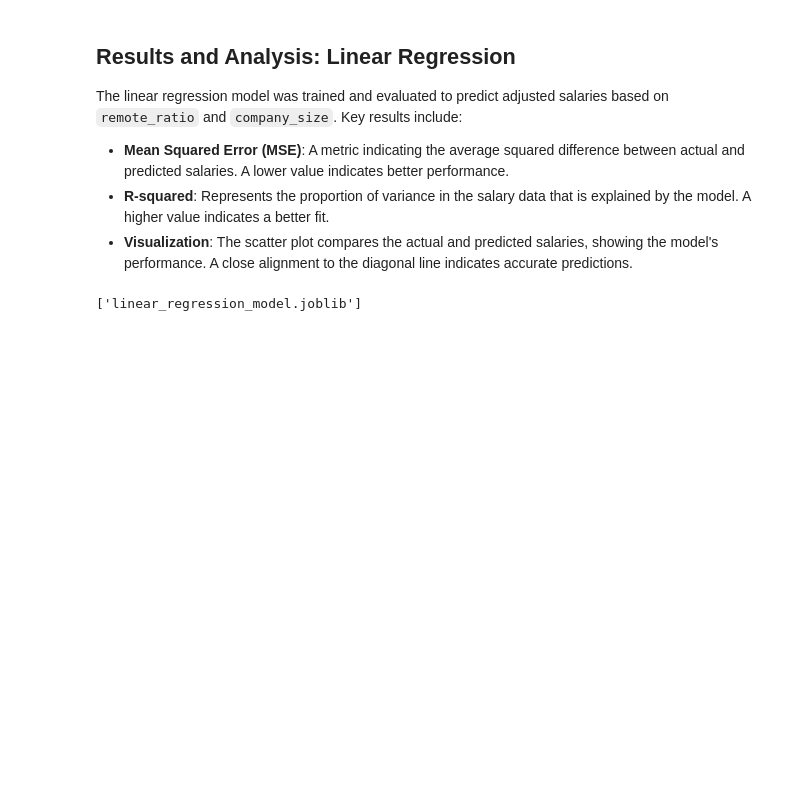
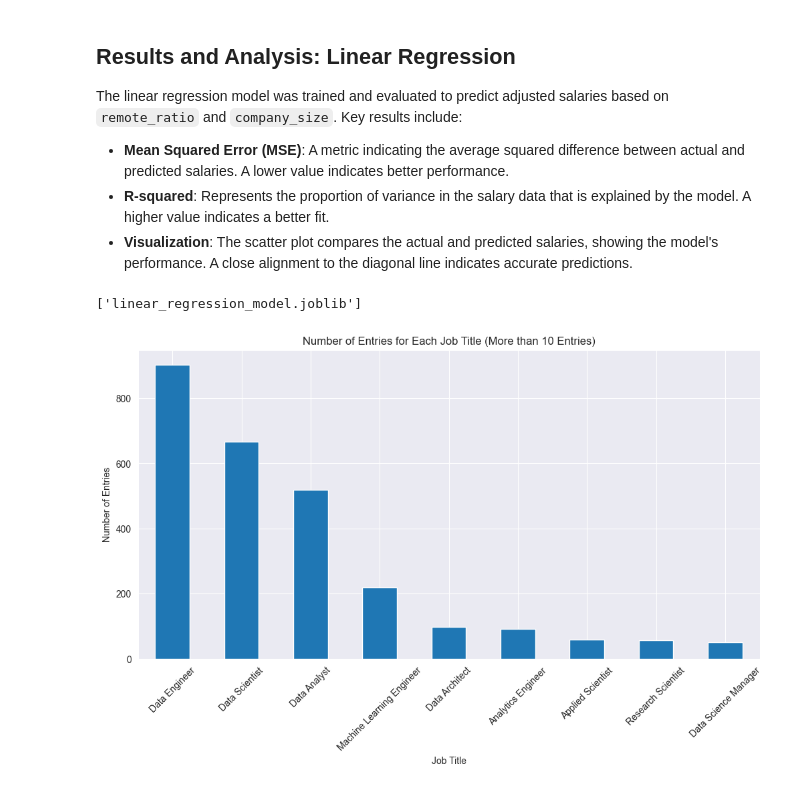
Before and after one commit to geoburdin/DataScientistSalary, a Jupyter notebook: analysis.ipynb, the cells around one changed output. Saved outputs shown, nothing was run; the diff lists cells and outputs as text; code cells hidden in the pictures; blank space fills up the shorter version.

```diff
--- a/analysis.ipynb
+++ b/analysis.ipynb
@@ -553,3 +576,24 @@ import joblib
 joblib.dump(model, 'linear_regression_model.joblib')
 # %% [output]
 ['linear_regression_model.joblib']
+# %%
+import pandas as pd
+import matplotlib.pyplot as plt
+
+# Load the cleaned dataset
+df = pd.read_csv("cleaned_ds_salaries.csv")
+
+# Count the number of entries for each job title
+job_title_counts = df['job_title'].value_counts()
+
+# Filter job titles with more than 10 entries
+filtered_job_title_counts = job_title_counts[job_title_counts > 50]
+
+# Plot the filtered job titles
+filtered_job_title_counts.plot(kind='bar', figsize=(12, 6), title='Number of Entries for Each Job Title (More than 10 Entries)')
+plt.xlabel('Job Title')
+plt.ylabel('Number of Entries')
+plt.xticks(rotation=45)
+plt.show()
+# %% [output]
+[figure, added]
```
Also changed, not shown: parts of 6 cells of this notebook, 6 other files.
